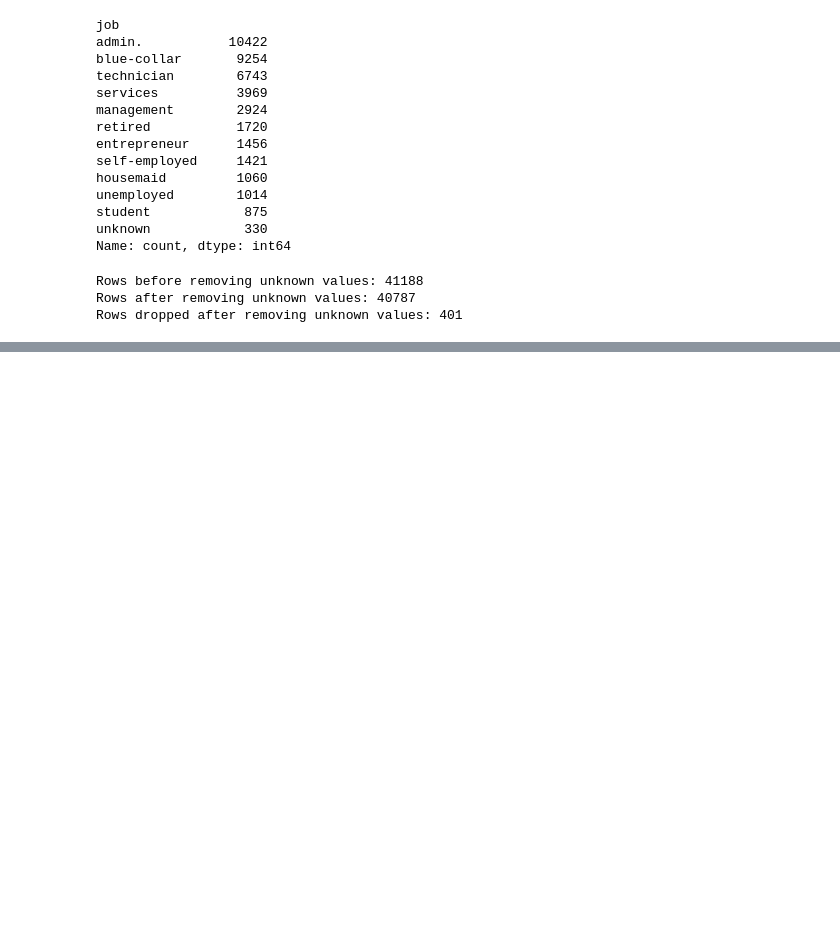
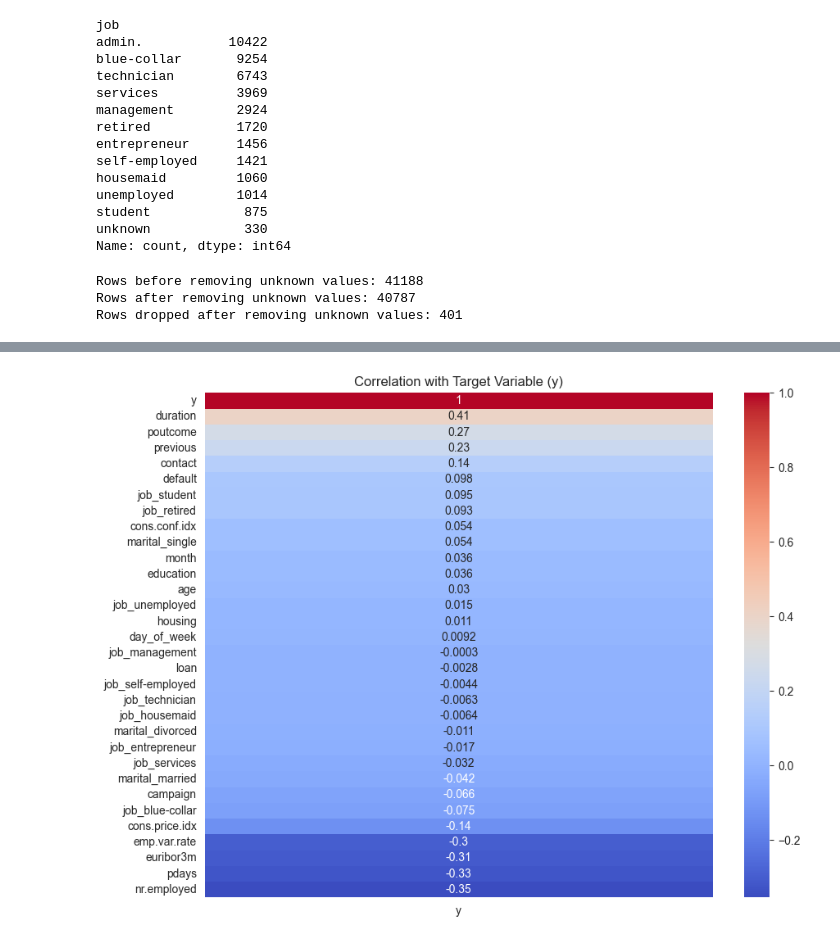
Before and after one commit to LahiWeer/2330902-ML_CW, a Jupyter notebook: Preprocessing/S2 - Categorical Encoding and One Hot Encoding.ipynb, the cells around one changed output, grey strips where cells are left out. Cells and saved outputs as stored; diff of their text form; code cells hidden in the pictures; blank space fills up the shorter version.

```diff
--- a/Preprocessing/S2 - Categorical Encoding and One Hot Encoding.ipynb
+++ b/Preprocessing/S2 - Categorical Encoding and One Hot Encoding.ipynb
@@ -253,0 +289,9 @@ print(data.head(10))
+# %%
+# Visualize correlation with the target variable
+plt.figure(figsize=(10, 8))
+sns.heatmap(correlation_matrix[['y']].sort_values(by='y', ascending=False),
+            annot=True, cmap='coolwarm', cbar=True)
+plt.title("Correlation with Target Variable (y)")
+plt.show()
+# %% [output]
+[figure, added]
```
Also changed, not shown: parts of 11 cells of this notebook, 2 other files.
